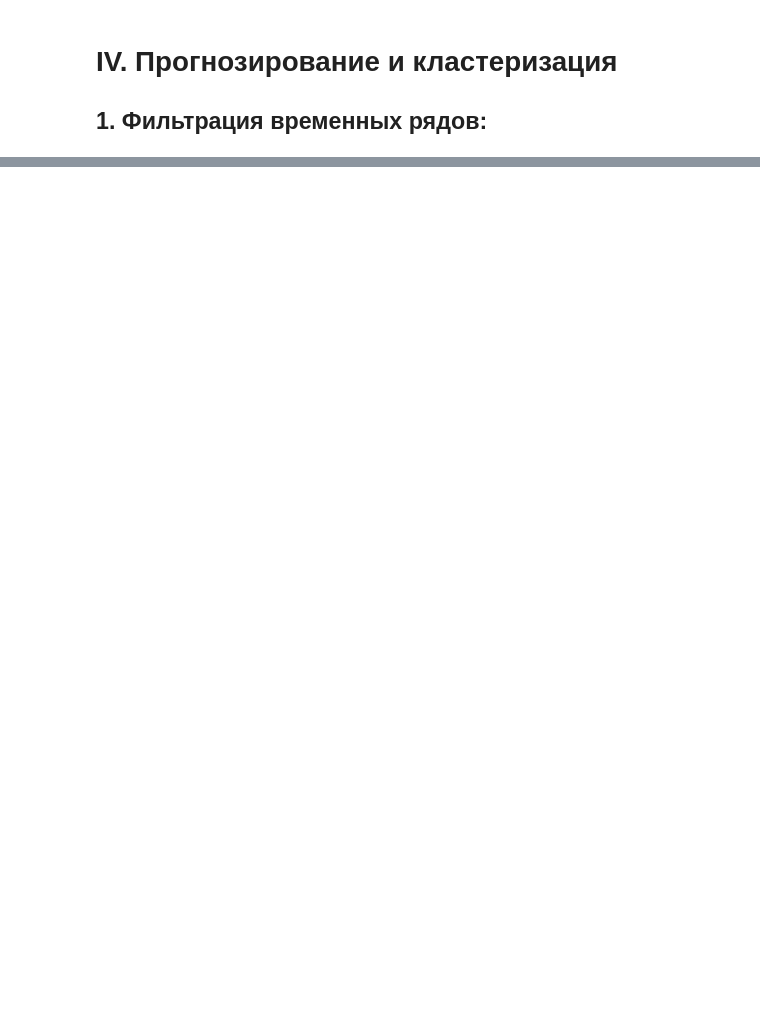
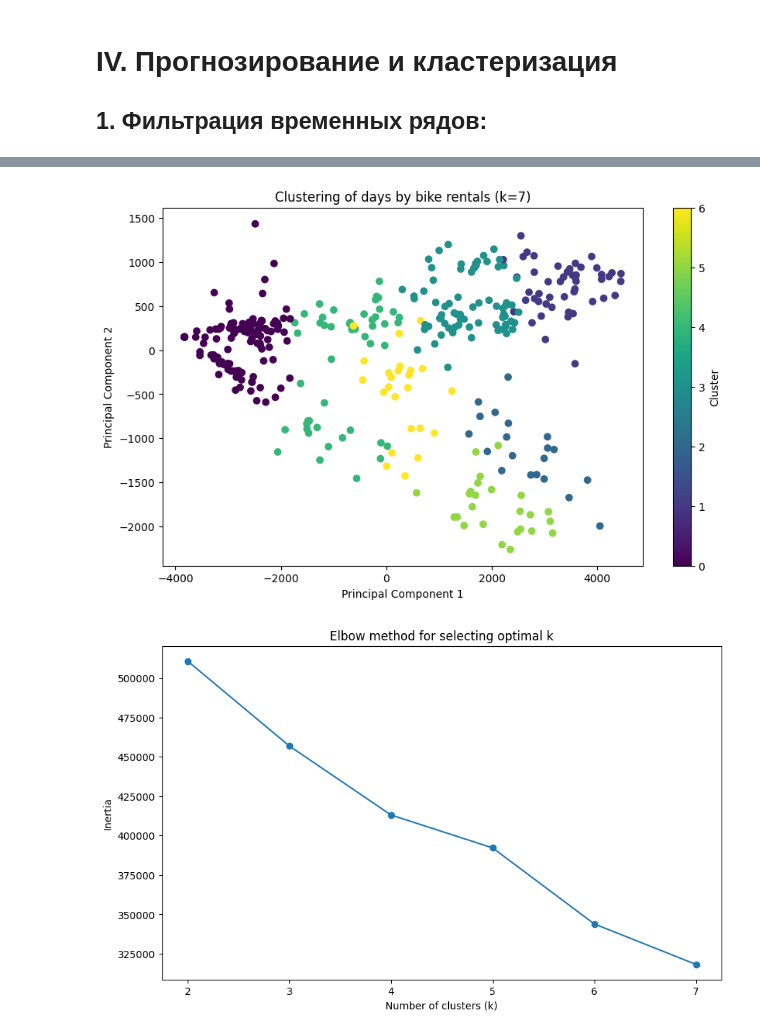
Before and after one commit to EZHOWWW/plab1, a Jupyter notebook: Lab.ipynb, the cells around one changed output, grey strips where cells are left out. Drawn from its saved outputs; the diff is of its cells as text; code cells hidden in the pictures; blank space fills up the shorter version.

```diff
--- a/Lab.ipynb
+++ b/Lab.ipynb
@@ -335,0 +381,71 @@ Day index: 631
+# %%
+def k_means(
+    data: np.array, k: int, max_iters: int = 128, tol: float = 1e-4
+) -> tuple[np.array, np.array]:
+    centroids = data[np.random.choice(data.shape[0], k, replace=False)]
+    for _ in range(max_iters):
+        distances = np.sqrt(((data - centroids[:, np.newaxis]) ** 2).sum(axis=2))
+        labels = np.argmin(distances, axis=0)
+        new_centroids = np.array([data[labels == i].mean(axis=0) for i in range(k)])
+        if np.linalg.norm(new_centroids - centroids) < tol:
+            break
+        centroids = new_centroids
+    return labels, centroids
+
+
+# Data preparation: grouping by days (each day is a vector of 24 hours)
+days = X["Date"].unique()
+daily_data = np.array(
+    [
+        bike_counts[X["Date"] == day]
+        for day in days
+        if len(bike_counts[X["Date"] == day]) == 24
+    ]
+)
+
+# Data normalization
+daily_data_normalized = np.nan_to_num(
+    daily_data
+    - daily_data.mean(axis=1, keepdims=True) / daily_data.std(axis=1, keepdims=True)
+)
+
+# Example clustering with k=3
+k = 7
+labels, centroids = k_means(daily_data_normalized, k)
+
+# Cluster visualization (PCA for 2D)
+from sklearn.decomposition import PCA
+
+pca = PCA(n_components=2)
+daily_data_2d = pca.fit_transform(daily_data)
+
+
+plt.figure(figsize=(10, 6))
+plt.scatter(daily_data_2d[:, 0], daily_data_2d[:, 1], c=labels, cmap="viridis")
+plt.title(f"Clustering of days by bike rentals (k={k})")
+plt.xlabel("Principal Component 1")
+plt.ylabel("Principal Component 2")
+plt.colorbar(label="Cluster")
+plt.show()
+
+# Investigating the influence of k (elbow method)
+inertias = []
+k_values = range(2, 8)
+for k in k_values:
+    labels, centroids = k_means(daily_data_normalized, k)
+    inertia = sum(
+        np.linalg.norm(daily_data_normalized[labels == i] - centroids[i], axis=1).sum()
+        for i in range(k)
+    )
+    inertias.append(inertia)
+
+plt.figure(figsize=(10, 6))
+plt.plot(k_values, inertias, marker="o")
+plt.title("Elbow method for selecting optimal k")
+plt.xlabel("Number of clusters (k)")
+plt.ylabel("Inertia")
+plt.xticks(k_values)
+plt.show()
+# %% [output]
+[figure, added]
+[figure, added]
```
Also changed, not shown: parts of 11 cells of this notebook.
